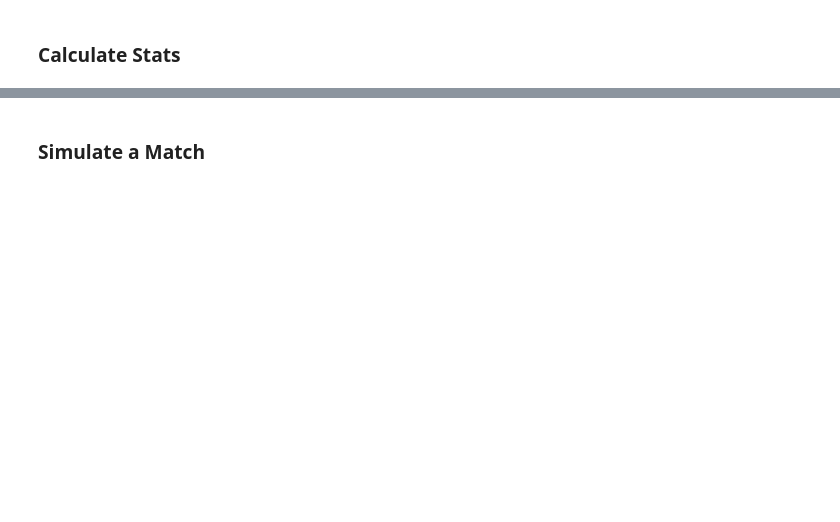
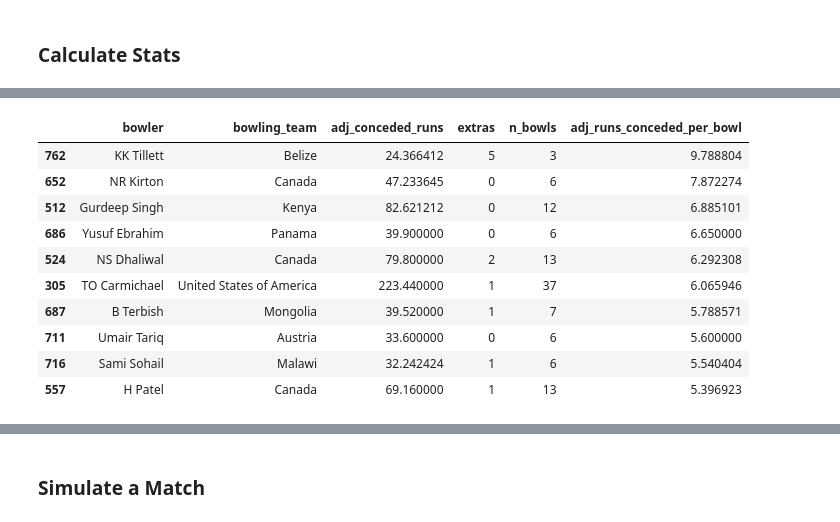
Before and after one commit to loreeian/wsa-cricket-2024-public, a Jupyter notebook: cricket_stats.ipynb, the cells around one changed output, grey strips where cells are left out. Saved outputs shown, nothing was run; the diff lists cells and outputs as text; code cells hidden in the pictures; blank space fills up the shorter version.

```diff
--- a/cricket_stats.ipynb
+++ b/cricket_stats.ipynb
@@ -128,8 +178,10 @@ tier_list = {
 # %%
 # TODO: make sure this cell is correct
 team_ratings_mapped = wc20['bowling_team'].map(team_rating)
-wc20['adj_runs_off_bat'] = wc20['runs_off_bat'] * (team_ratings_mapped / 266)
+wc20['adjusted_team_ratings'] = team_ratings_mapped # trm2?
+wc20['adj_runs_scored'] = wc20['runs_off_bat'] * (wc20['adjusted_team_ratings'] / 266)
 
-wc20['adjusted_team_ratings2'] = team_ratings_mapped # trm2?
-wc20.loc[wc20['adjusted_team_ratings2'] < 50, 'adjusted_team_ratings'] = 50
-wc20['adj_conceded_runs_off_bat'] = wc20['runs_off_bat'] * ( 266 / team_ratings_mapped) # trm2?
+team_ratings_mapped2 = wc20['batting_team'].map(team_rating)
+wc20['adjusted_team_ratings2'] = team_ratings_mapped2
+wc20.loc[wc20['adjusted_team_ratings2'] < 50, 'adjusted_team_ratings2'] = 50
+wc20['adj_conceded_runs'] = wc20['runs_off_bat'] * ( 266 / wc20['adjusted_team_ratings2'])
@@ -183,8 +286,8 @@ df = (wc20
 df_sorted = df.sort_values(by='runs_off_bat', ascending=False)
 """
 df = (wc20
-       .loc[:, ['bowler', 'bowling_team', 'adj_conceded_runs_off_bat', 'extras']]
+       .loc[:, ['bowler', 'bowling_team', 'adj_conceded_runs', 'extras']]
        .groupby(['bowler', 'bowling_team'], as_index = False)
        .sum())
-df_sorted = df.sort_values(by='adj_conceded_runs_off_bat', ascending=False)
+df_sorted = df.sort_values(by='adj_conceded_runs', ascending=False)
 df_sorted.head()
@@ -197,5 +307,5 @@ num_bowls = (wc20
         )
 dfB = df_sorted.merge(num_bowls, on = ['bowler', 'bowling_team'])
 # dfB = dfB.sort_values(by = 'runs_off_bat', ascending = False)
-dfB = dfB.sort_values(by = 'adj_conceded_runs_off_bat', ascending = False)
+dfB = dfB.sort_values(by = 'adj_conceded_runs', ascending = False)
 print(dfB)
@@ -202,11 +327,23 @@ print(dfB)
 # %%
 """
 dfB['runs_conceded_per_bowl'] = ((dfB['runs_off_bat'] + dfB['extras']) / dfB['n_bowls'])
 dfB = dfB.sort_values(by = 'runs_conceded_per_bowl', ascending = False)
 """
-dfB['adj_runs_conceded_per_bowl'] = ((dfB['adj_conceded_runs_off_bat'] + dfB['extras']) / dfB['n_bowls'])
-dfB = dfB.sort_values(by = 'adj_conceded_runs_off_bat', ascending = False)
+dfB['adj_runs_conceded_per_bowl'] = ((dfB['adj_conceded_runs'] + dfB['extras']) / dfB['n_bowls'])
+dfB = dfB.sort_values(by = 'adj_runs_conceded_per_bowl', ascending = False)
 dfB.head(10)
+# %% [output]
+|  | bowler | bowling_team | adj_conceded_runs | extras | n_bowls | adj_runs_conceded_per_bowl |
+| 762 | KK Tillett | Belize | 24.366412 | 5 | 3 | 9.788804 |
+| 652 | NR Kirton | Canada | 47.233645 | 0 | 6 | 7.872274 |
+| 512 | Gurdeep Singh | Kenya | 82.621212 | 0 | 12 | 6.885101 |
+| 686 | Yusuf Ebrahim | Panama | 39.900000 | 0 | 6 | 6.650000 |
+| 524 | NS Dhaliwal | Canada | 79.800000 | 2 | 13 | 6.292308 |
+| 305 | TO Carmichael | United States of America | 223.440000 | 1 | 37 | 6.065946 |
+| 687 | B Terbish | Mongolia | 39.520000 | 1 | 7 | 5.788571 |
+| 711 | Umair Tariq | Austria | 33.600000 | 0 | 6 | 5.600000 |
+| 716 | Sami Sohail | Malawi | 32.242424 | 1 | 6 | 5.540404 |
+| 557 | H Patel | Canada | 69.160000 | 1 | 13 | 5.396923 |
 # %%
 players = pd.read_csv('players.csv')
 
```
Also changed, not shown: parts of 16 cells of this notebook.
